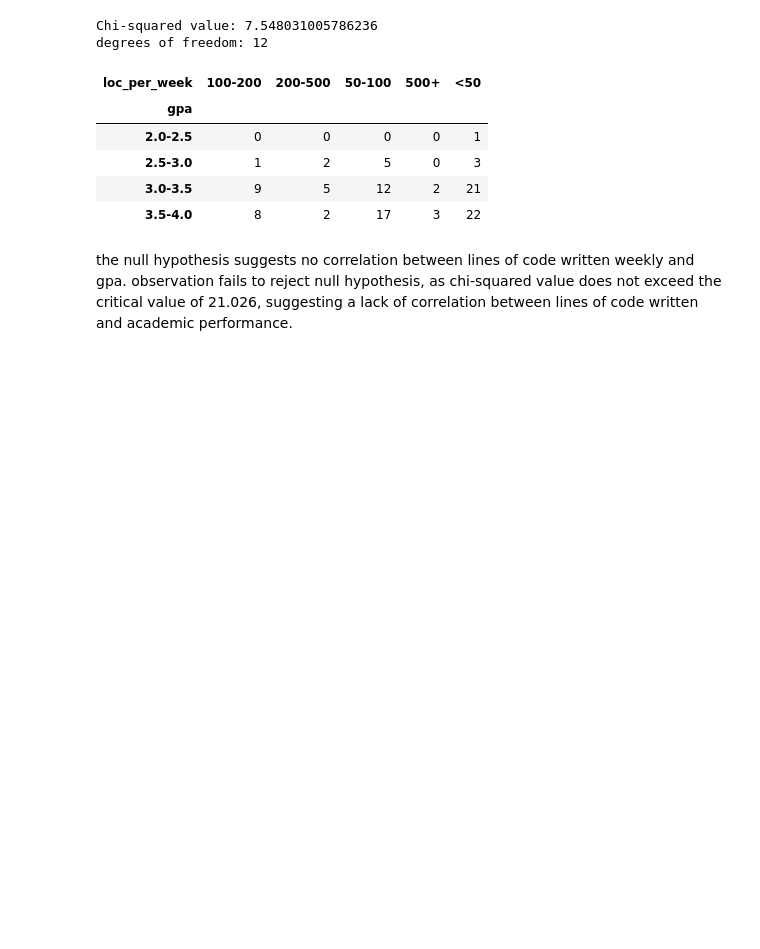
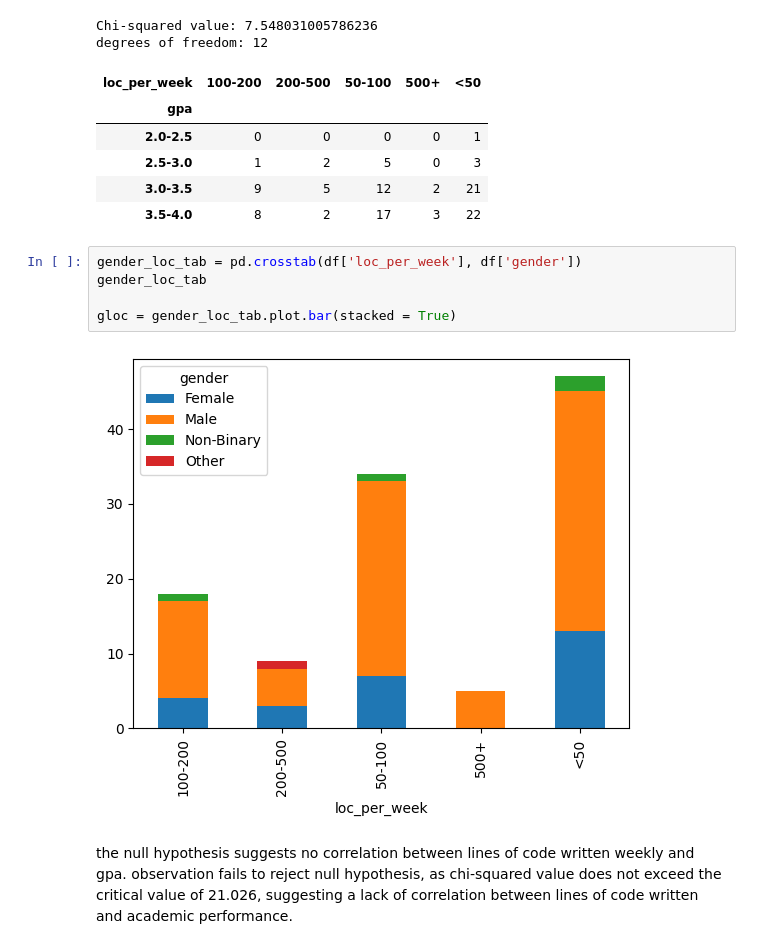
Before and after one commit to Drabblesaur/CS105MP, a Jupyter notebook: Mini_Project.ipynb, the cells around one changed output. Drawn from its saved outputs; the diff is of its cells as text; blank space fills up the shorter version.

Commit message:
updated visuals to 5/6

```diff
--- a/Mini_Project.ipynb
+++ b/Mini_Project.ipynb
@@ -141,6 +144,13 @@ degrees of freedom: 12
 | 2.5-3.0 | 1 | 2 | 5 | 0 | 3 |
 | 3.0-3.5 | 9 | 5 | 12 | 2 | 21 |
 | 3.5-4.0 | 8 | 2 | 17 | 3 | 22 |
+# %%
+gender_loc_tab = pd.crosstab(df['loc_per_week'], df['gender'])
+gender_loc_tab
+
+gloc = gender_loc_tab.plot.bar(stacked = True)
+# %% [output]
+[figure, added]
 # %% [markdown]
 the null hypothesis suggests no correlation between lines of code written weekly and gpa. observation fails to reject null hypothesis, as chi-squared value does not exceed the critical value of 21.026, suggesting a lack of correlation between lines of code written and academic performance.
 # %% [markdown]
```
Also changed, not shown: parts of 2 cells of this notebook.
